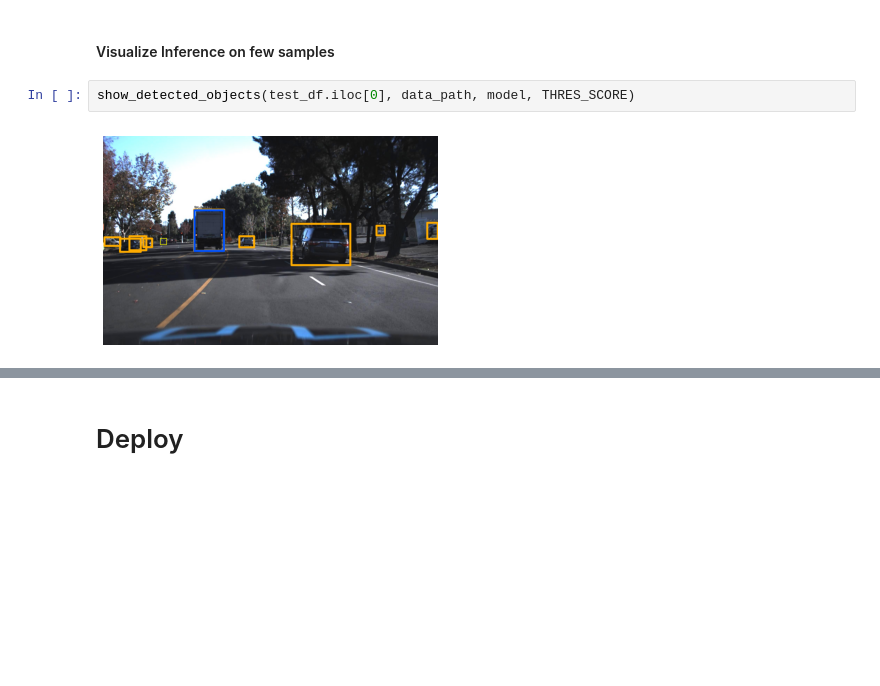
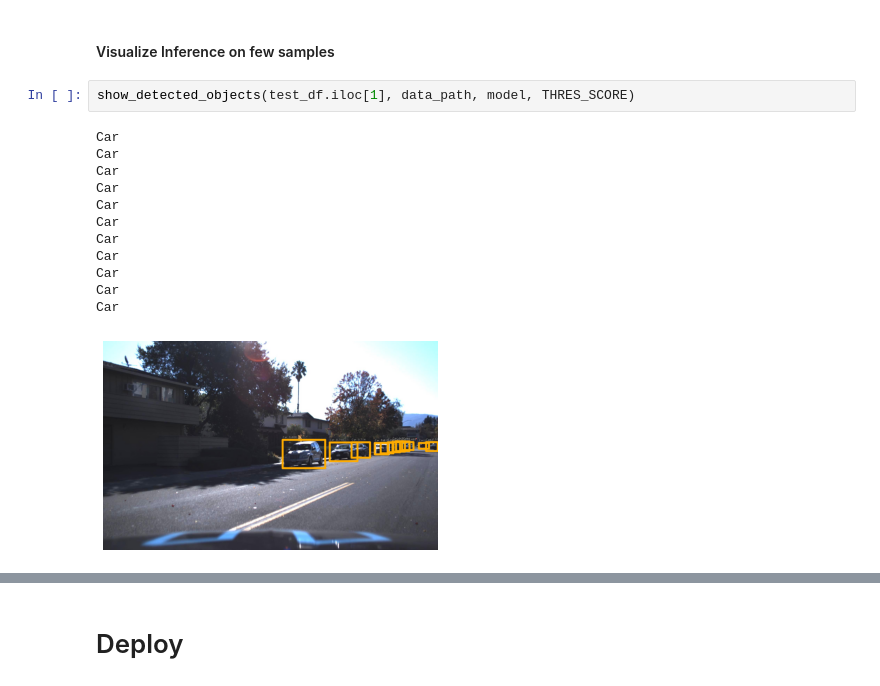
Before and after one commit to jainxy/retinanet_task, a Jupyter notebook: Retinanet_finetune_selfDrivingDataset.ipynb, the cells around one changed output, grey strips where cells are left out. Cells and saved outputs as stored; diff of their text form; blank space fills up the shorter version.

```diff
--- a/Retinanet_finetune_selfDrivingDataset.ipynb
+++ b/Retinanet_finetune_selfDrivingDataset.ipynb
@@ -467,9 +505,20 @@ tracking <tf.Variable 'Variable_9:0' shape=(9, 4) dtype=float32> anchors
 # %% [markdown]
 #### Visualize Inference on few samples
 # %%
-show_detected_objects(test_df.iloc[0], data_path, model, THRES_SCORE)
+show_detected_objects(test_df.iloc[1], data_path, model, THRES_SCORE)
 # %% [output]
+Car
+Car
+Car
+Car
+Car
+Car
+Car
+Car
+Car
+Car
+Car
-[figure, old version]
+[figure, new version]
 # %%
 show_detected_objects(test_df.iloc[4], data_path, model, THRES_SCORE)
 # %% [output]
```
Also changed, not shown: parts of 19 cells of this notebook.
